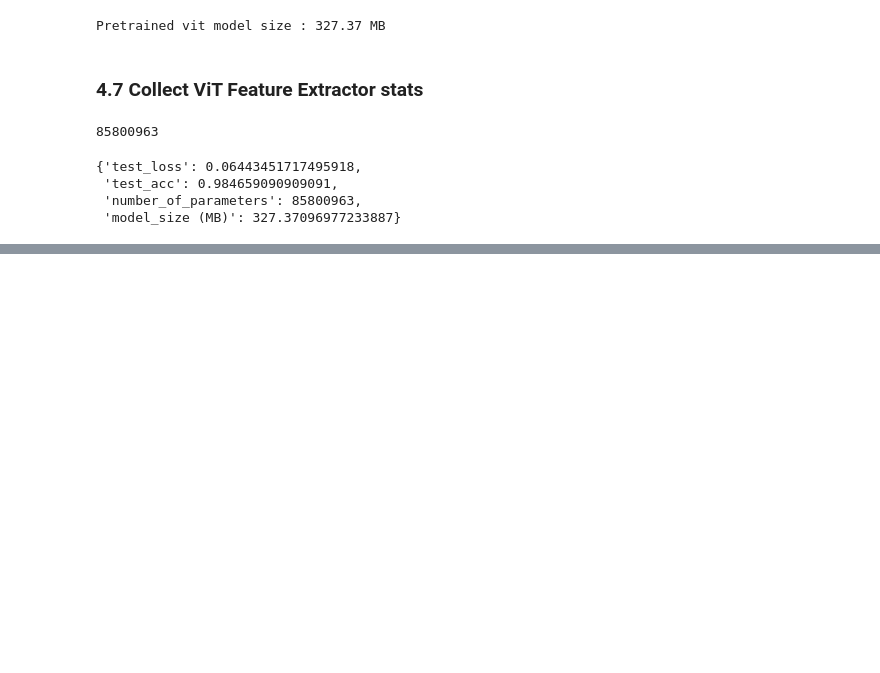
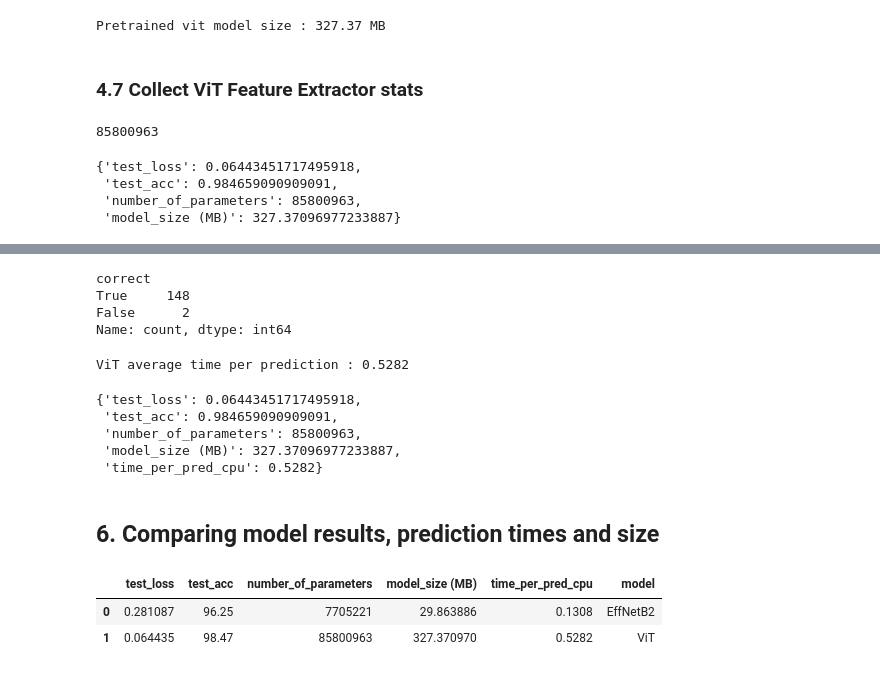
Before and after one commit to krutika-shimpi/MyRepository, a Jupyter notebook: DeepLearning/09_ZTM_PyTorch_ModelDeployment.ipynb, the cells around one changed output, grey strips where cells are left out. Saved outputs shown, nothing was run; the diff lists cells and outputs as text; code cells hidden in the pictures; blank space fills up the shorter version.

```diff
--- a/DeepLearning/09_ZTM_PyTorch_ModelDeployment.ipynb
+++ b/DeepLearning/09_ZTM_PyTorch_ModelDeployment.ipynb
@@ -511,0 +679,40 @@ effnetb2_stats
+# %%
+# check the number of correct predictions
+vit_test_pred_df.correct.value_counts()
+# %% [output]
+correct
+True     148
+False      2
+Name: count, dtype: int64
+# %%
+# Find the average time per prediction
+vit_average_time_per_pred = round(vit_test_pred_df.time_for_pred.mean(), 4)
+print(f"ViT average time per prediction : {vit_average_time_per_pred}")
+# %% [output]
+ViT average time per prediction : 0.5282
+# %%
+# Add time per pred to vit stats dictionary
+vit_stats["time_per_pred_cpu"] = vit_average_time_per_pred
+vit_stats
+# %% [output]
+{'test_loss': 0.06443451717495918,
+ 'test_acc': 0.984659090909091,
+ 'number_of_parameters': 85800963,
+ 'model_size (MB)': 327.37096977233887,
+ 'time_per_pred_cpu': 0.5282}
+# %% [markdown]
+## 6. Comparing model results, prediction times and size
+# %%
+# Turn stat dictionaries into DataFrame
+df = pd.DataFrame([effnetb2_stats, vit_stats])
+
+# Add column for model names
+df["model"] = ["EffNetB2", "ViT"]
+
+# Convert accuracy to precentages
+df["test_acc"] = round(df["test_acc"] * 100, 2)
+df
+# %% [output]
+|  | test_loss | test_acc | number_of_parameters | model_size (MB) | time_per_pred_cpu | model |
+| 0 | 0.281087 | 96.25 | 7705221 | 29.863886 | 0.1308 | EffNetB2 |
+| 1 | 0.064435 | 98.47 | 85800963 | 327.370970 | 0.5282 | ViT |
```
Also changed, not shown: parts of 64 cells of this notebook.
